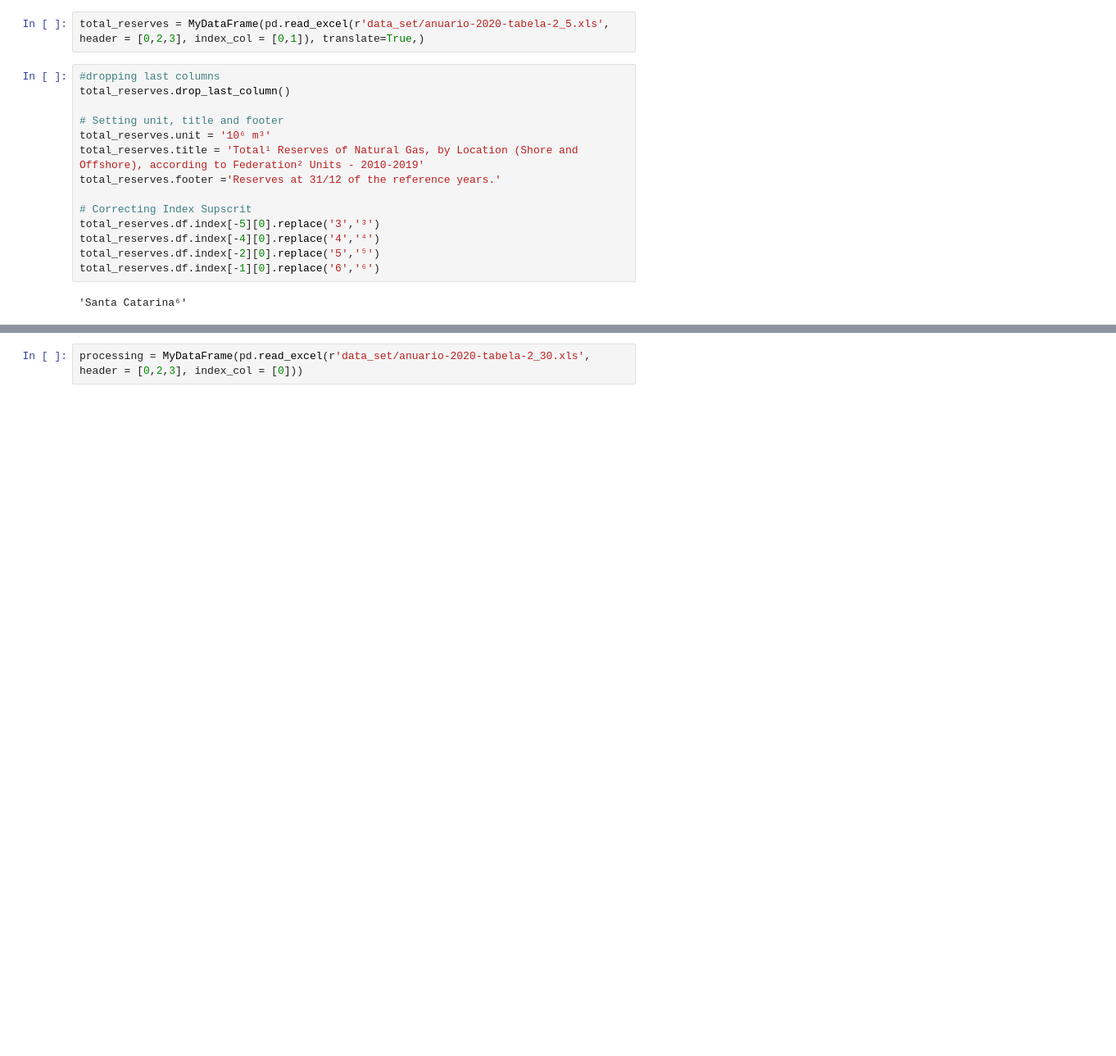
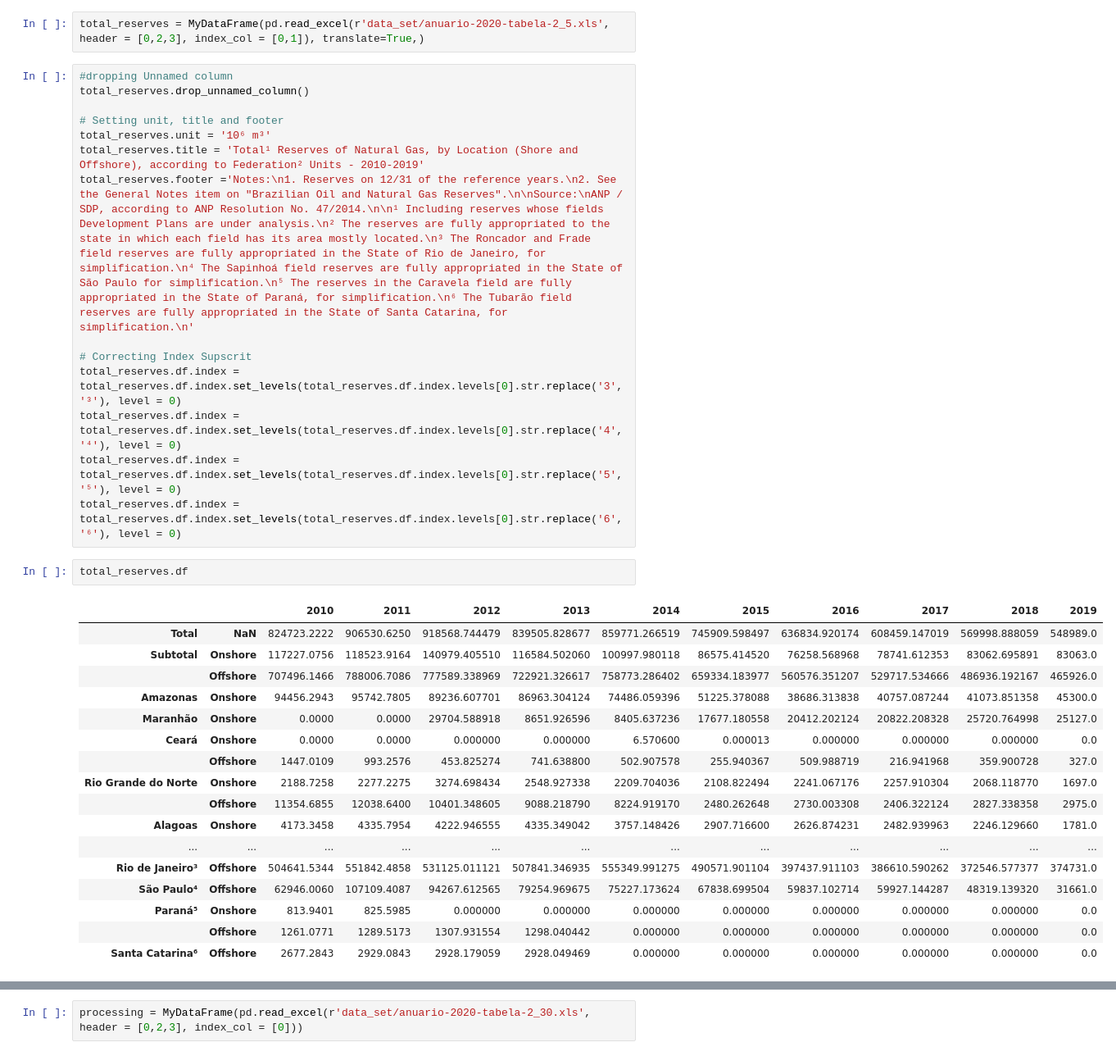
Before and after one commit to lauramsfernandes/BrazilianGasMarket, a Jupyter notebook: naturalGas_Wrangling.ipynb, the cells around one changed output, grey strips where cells are left out. Shown: that part at 82% size. Saved outputs shown, nothing was run; the diff lists cells and outputs as text; blank space fills up the shorter version.

```diff
--- a/naturalGas_Wrangling.ipynb
+++ b/naturalGas_Wrangling.ipynb
@@ -160,21 +162,39 @@ class MyDataFrame:
 # %%
 total_reserves = MyDataFrame(pd.read_excel(r'data_set/anuario-2020-tabela-2_5.xls',  header = [0,2,3], index_col = [0,1]), translate=True,)
-# %%
-#dropping last columns
-total_reserves.drop_last_column()
-
-# Setting unit, title and footer
-total_reserves.unit = '10⁶ m³'
-total_reserves.title = 'Total¹ Reserves of Natural Gas, by Location (Shore and Offshore), according to Federation² Units - 2010-2019'
-total_reserves.footer ='Reserves at 31/12 of the reference years.'
-
-# Correcting Index Supscrit
-total_reserves.df.index[-5][0].replace('3','³')
-total_reserves.df.index[-4][0].replace('4','⁴')
-total_reserves.df.index[-2][0].replace('5','⁵')
-total_reserves.df.index[-1][0].replace('6','⁶')
-# %% [output]
-'Santa Catarina⁶'
+# %%
+#dropping Unnamed column
+total_reserves.drop_unnamed_column()
+
+# Setting unit, title and footer
+total_reserves.unit = '10⁶ m³'
+total_reserves.title = 'Total¹ Reserves of Natural Gas, by Location (Shore and Offshore), according to Federation² Units - 2010-2019'
+total_reserves.footer ='Notes:\n1. Reserves on 12/31 of the reference years.\n2. See the General Notes item on "Brazilian Oil and Natural Gas Reserves".\n\nSource:\nANP / SDP, according to ANP Resolution No. 47/2014.\n\n¹ Including reserves whose fields Development Plans are under analysis.\n² The reserves are fully appropriated to the state in which each field has its area mostly located.\n³ The Roncador and Frade field reserves are fully appropriated in the State of Rio de Janeiro, for simplification.\n⁴ The Sapinhoá field reserves are fully appropriated in the State of São Paulo for simplification.\n⁵ The reserves in the Caravela field are fully appropriated in the State of Paraná, for simplification.\n⁶ The Tubarão field reserves are fully appropriated in the State of Santa Catarina, for simplification.\n'
+
+# Correcting Index Supscrit
+total_reserves.df.index = total_reserves.df.index.set_levels(total_reserves.df.index.levels[0].str.replace('3','³'), level = 0)
+total_reserves.df.index = total_reserves.df.index.set_levels(total_reserves.df.index.levels[0].str.replace('4','⁴'), level = 0)
+total_reserves.df.index = total_reserves.df.index.set_levels(total_reserves.df.index.levels[0].str.replace('5','⁵'), level = 0)
+total_reserves.df.index = total_reserves.df.index.set_levels(total_reserves.df.index.levels[0].str.replace('6','⁶'), level = 0)
+# %%
+total_reserves.df
+# %% [output]
+|  |  | 2010 | 2011 | 2012 | 2013 | 2014 | 2015 | 2016 | 2017 | 2018 | 2019 |
+| Total | NaN | 824723.2222 | 906530.6250 | 918568.744479 | 839505.828677 | 859771.266519 | 745909.598497 | 636834.920174 | 608459.147019 | 569998.888059 | 548989.0 |
+| Subtotal | Onshore | 117227.0756 | 118523.9164 | 140979.405510 | 116584.502060 | 100997.980118 | 86575.414520 | 76258.568968 | 78741.612353 | 83062.695891 | 83063.0 |
+|  | Offshore | 707496.1466 | 788006.7086 | 777589.338969 | 722921.326617 | 758773.286402 | 659334.183977 | 560576.351207 | 529717.534666 | 486936.192167 | 465926.0 |
+| Amazonas | Onshore | 94456.2943 | 95742.7805 | 89236.607701 | 86963.304124 | 74486.059396 | 51225.378088 | 38686.313838 | 40757.087244 | 41073.851358 | 45300.0 |
+| Maranhão | Onshore | 0.0000 | 0.0000 | 29704.588918 | 8651.926596 | 8405.637236 | 17677.180558 | 20412.202124 | 20822.208328 | 25720.764998 | 25127.0 |
+| Ceará | Onshore | 0.0000 | 0.0000 | 0.000000 | 0.000000 | 6.570600 | 0.000013 | 0.000000 | 0.000000 | 0.000000 | 0.0 |
+|  | Offshore | 1447.0109 | 993.2576 | 453.825274 | 741.638800 | 502.907578 | 255.940367 | 509.988719 | 216.941968 | 359.900728 | 327.0 |
+| Rio Grande do Norte | Onshore | 2188.7258 | 2277.2275 | 3274.698434 | 2548.927338 | 2209.704036 | 2108.822494 | 2241.067176 | 2257.910304 | 2068.118770 | 1697.0 |
+|  | Offshore | 11354.6855 | 12038.6400 | 10401.348605 | 9088.218790 | 8224.919170 | 2480.262648 | 2730.003308 | 2406.322124 | 2827.338358 | 2975.0 |
+| Alagoas | Onshore | 4173.3458 | 4335.7954 | 4222.946555 | 4335.349042 | 3757.148426 | 2907.716600 | 2626.874231 | 2482.939963 | 2246.129660 | 1781.0 |
+| ... | ... | ... | ... | ... | ... | ... | ... | ... | ... | ... | ... |
+| Rio de Janeiro³ | Offshore | 504641.5344 | 551842.4858 | 531125.011121 | 507841.346935 | 555349.991275 | 490571.901104 | 397437.911103 | 386610.590262 | 372546.577377 | 374731.0 |
+| São Paulo⁴ | Offshore | 62946.0060 | 107109.4087 | 94267.612565 | 79254.969675 | 75227.173624 | 67838.699504 | 59837.102714 | 59927.144287 | 48319.139320 | 31661.0 |
+| Paraná⁵ | Onshore | 813.9401 | 825.5985 | 0.000000 | 0.000000 | 0.000000 | 0.000000 | 0.000000 | 0.000000 | 0.000000 | 0.0 |
+|  | Offshore | 1261.0771 | 1289.5173 | 1307.931554 | 1298.040442 | 0.000000 | 0.000000 | 0.000000 | 0.000000 | 0.000000 | 0.0 |
+| Santa Catarina⁶ | Offshore | 2677.2843 | 2929.0843 | 2928.179059 | 2928.049469 | 0.000000 | 0.000000 | 0.000000 | 0.000000 | 0.000000 | 0.0 |
 # %%
 for i, index in enumerate(total_reserves.df.index.levels[0]):
     total_reserves.df.index.levels[0][i].replace('1','¹')
```
Also changed, not shown: parts of 10 cells of this notebook.
